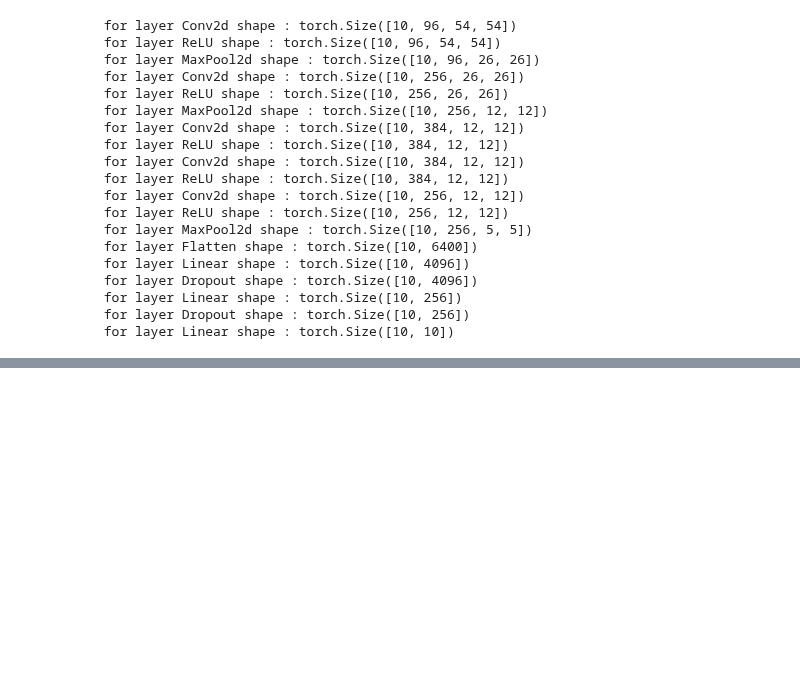
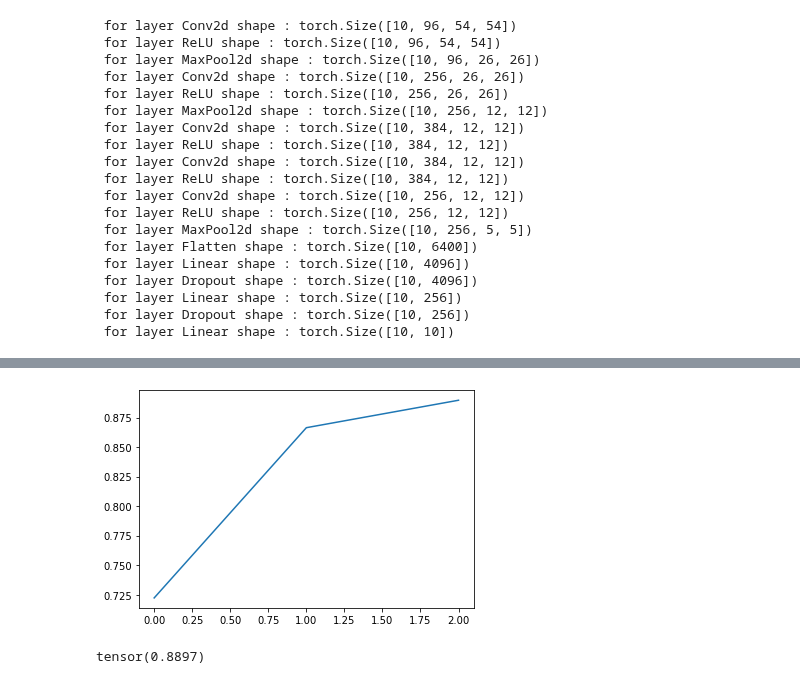
Before and after one commit to fanbyprinciple/d2l-fanbyprinciple, a Jupyter notebook: ch7_modern_convolutional_networks/revisiting/alexnet.ipynb, the cells around one changed output, grey strips where cells are left out. Drawn from its saved outputs; the diff is of its cells as text; code cells hidden in the pictures; blank space fills up the shorter version.

```diff
--- a/ch7_modern_convolutional_networks/revisiting/alexnet.ipynb
+++ b/ch7_modern_convolutional_networks/revisiting/alexnet.ipynb
@@ -49,0 +89,33 @@ look_in_net(alexnet, X)
+# %%
+def accuracy(y_hat, y):
+    return (torch.argmax(y_hat, dim=1)==y).sum().float().mean()
+# %%
+device = torch.device('cuda' if torch.cuda.is_available() else 'cpu')
+# %%
+net = net.to(device)
+# %%
+%%time
+acc_arr = []
+
+
+for epoch in range(num_epochs):
+    acc_val = 0
+    number = 0
+    for X, y in train_dataloader:
+        X = X.to(device)
+        y = y.to(device)
+        pred = net(X)
+        l = criterion(pred, y)
+
+        acc_val += accuracy(pred,y)
+        number += len(y)
+
+        optimizer.zero_grad()
+
+        l.backward()
+
+        optimizer.step()
+
+
+    acc_arr.append(acc_val.detach().cpu()/number)
+    print(f"Epoch {epoch} accuracy : {acc_arr[-1]}")
@@ -49,0 +127,9 @@ look_in_net(alexnet, X)
+# %%
+plt.plot(range(num_epochs), acc_arr)
+plt.show()
+# %% [output]
+[figure, added]
+# %%
+acc_arr[-1]
+# %% [output]
+tensor(0.8897)
```
Also changed, not shown: parts of 8 cells of this notebook, 6 other files.
